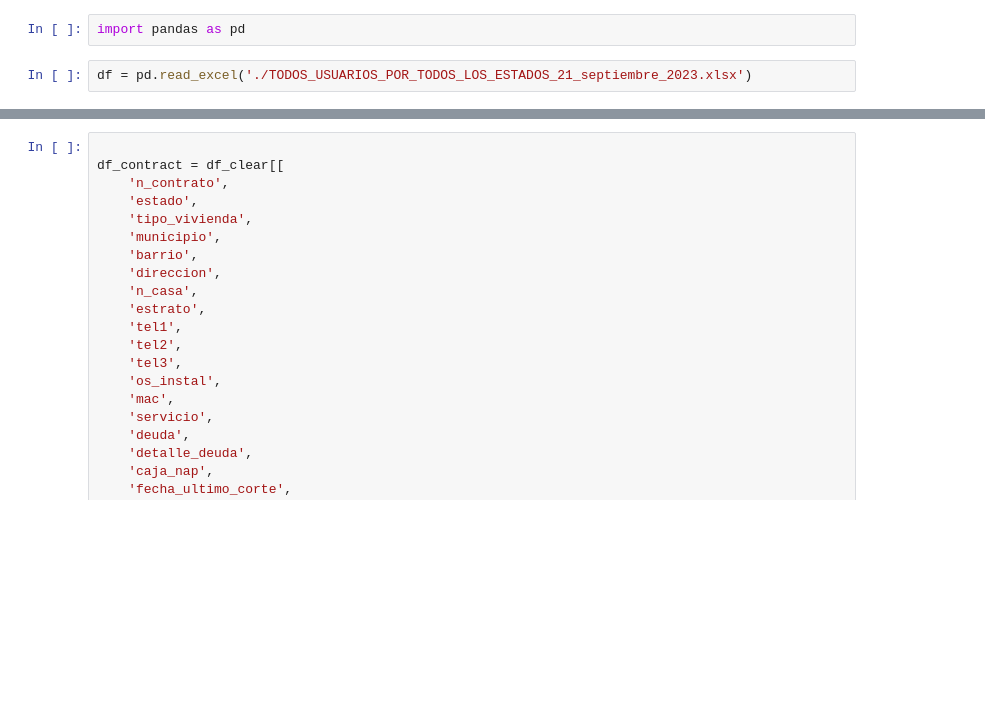
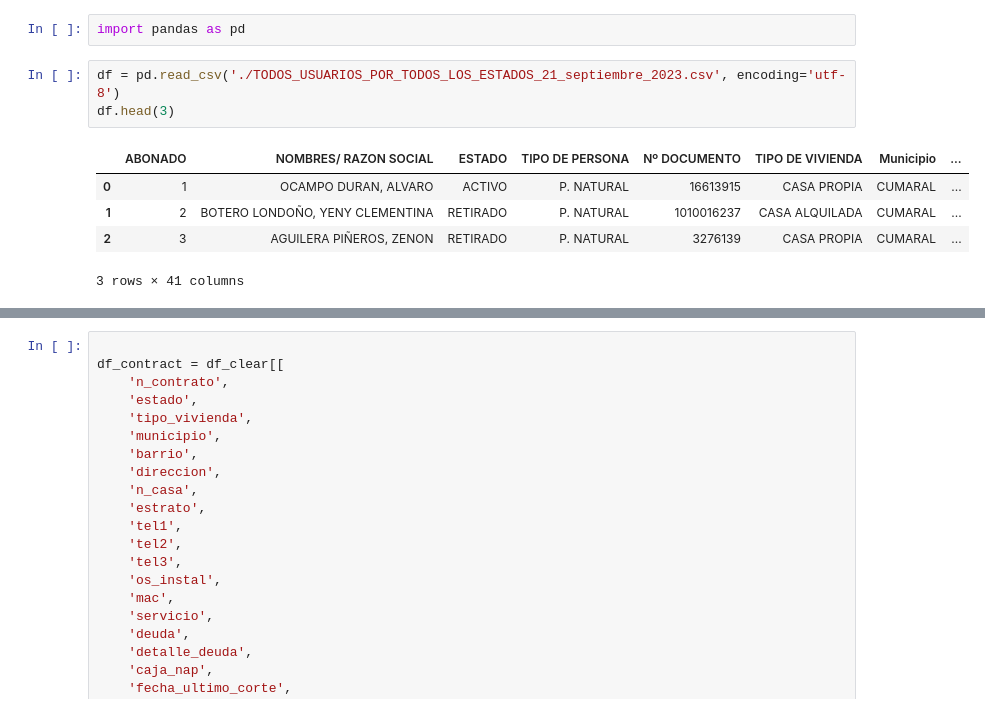
Before and after one commit to fhanred/fhanRed, a Jupyter notebook: fhanred_Be/data.ipynb, the cells around one changed output, grey strips where cells are left out. Drawn from its saved outputs; the diff is of its cells as text; blank space fills up the shorter version.

```diff
--- a/fhanred_Be/data.ipynb
+++ b/fhanred_Be/data.ipynb
@@ -1,6 +1,13 @@
 # %%
 import pandas as pd
-# %%
-df = pd.read_excel('./TODOS_USUARIOS_POR_TODOS_LOS_ESTADOS_21_septiembre_2023.xlsx')
+# %%
+df = pd.read_csv('./TODOS_USUARIOS_POR_TODOS_LOS_ESTADOS_21_septiembre_2023.csv', encoding='utf-8')
+df.head(3)
+# %% [output]
+|  | ABONADO | NOMBRES/ RAZON SOCIAL | ESTADO | TIPO DE PERSONA | Nº DOCUMENTO | TIPO DE VIVIENDA | Municipio | ... |
+| 0 | 1 | OCAMPO DURAN, ALVARO | ACTIVO | P. NATURAL | 16613915 | CASA PROPIA | CUMARAL | ... |
+| 1 | 2 | BOTERO LONDOÑO, YENY CLEMENTINA | RETIRADO | P. NATURAL | 1010016237 | CASA ALQUILADA | CUMARAL | ... |
+| 2 | 3 | AGUILERA PIÑEROS, ZENON | RETIRADO | P. NATURAL | 3276139 | CASA PROPIA | CUMARAL | ... |
+3 rows × 41 columns
 # %%
 df_clear = df.rename(columns={
```
Also changed, not shown: parts of 5 cells of this notebook, 20 other files.
